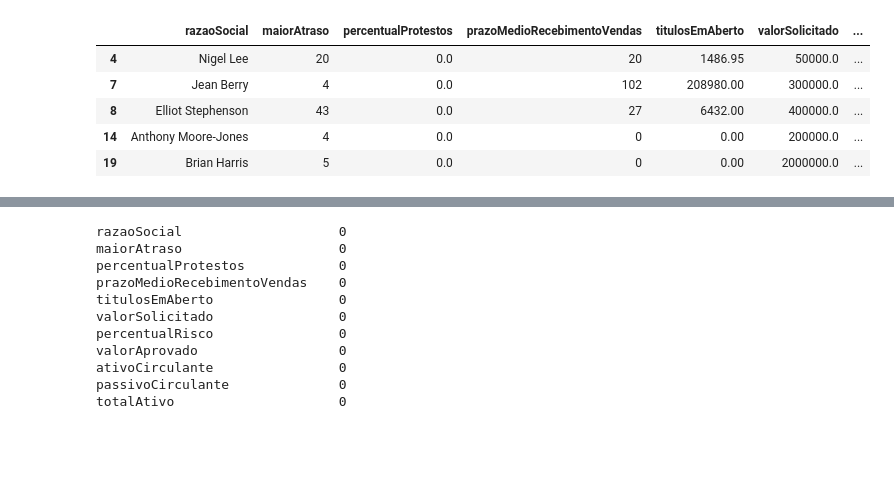
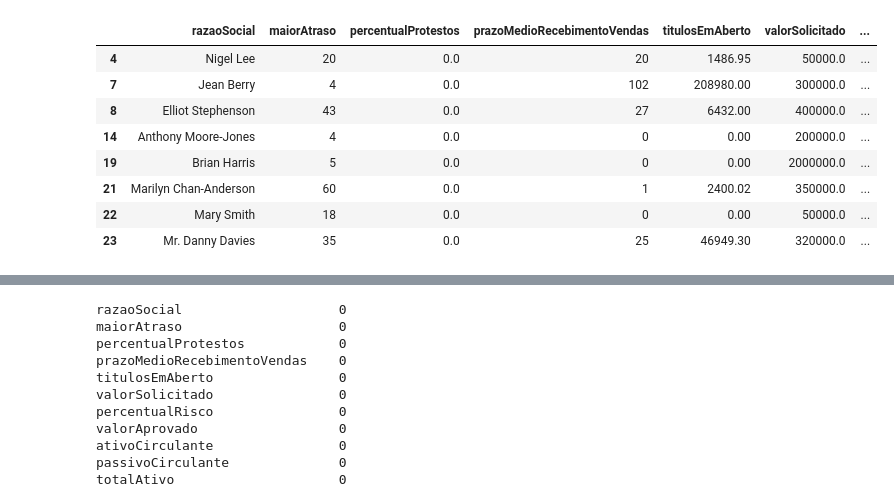
Before and after one commit to Attent1/CP2-IA, a Jupyter notebook: CP2.ipynb, the cells around one changed output, grey strips where cells are left out. Saved outputs shown, nothing was run; the diff lists cells and outputs as text; code cells hidden in the pictures; blank space fills up the shorter version.

```diff
--- a/CP2.ipynb
+++ b/CP2.ipynb
@@ -33,18 +33,22 @@ Mounted at /content/drive
 # %%
 
-url = "/content/drive/MyDrive/solicitacoescredito.csv"
+url = "solicitacoescredito.csv"
 df = pd.read_csv(url)
+#df_sub = df[["faturamentoBruto", "duplicatasAReceber", "estoque", "totalAtivo", "passivoCirculante", "ativoCirculante", "empresa_MeEppMei"]]
 df_sub = df[['razaoSocial','maiorAtraso', 'percentualProtestos', 'prazoMedioRecebimentoVendas', 'titulosEmAberto', 'valorSolicitado', 'percentualRisco', 'valorAprovado', 'ativoCirculante', 'passivoCirculante', 'totalAtivo', 'endividamento', 'duplicatasAReceber', 'faturamentoBruto', 'margemBruta', 'custos', 'restricoes', 'empresa_MeEppMei', 'scorePontualidade']]
 
 # , 'intervaloFundacao'
 # %%
 df_filtrado = df_sub.dropna()
 # %%
-df_filtrado.head()
+df_filtrado.head(8)
 # %% [output]
 |  | razaoSocial | maiorAtraso | percentualProtestos | prazoMedioRecebimentoVendas | titulosEmAberto | valorSolicitado | ... |
 | 4 | Nigel Lee | 20 | 0.0 | 20 | 1486.95 | 50000.0 | ... |
 | 7 | Jean Berry | 4 | 0.0 | 102 | 208980.00 | 300000.0 | ... |
 | 8 | Elliot Stephenson | 43 | 0.0 | 27 | 6432.00 | 400000.0 | ... |
 | 14 | Anthony Moore-Jones | 4 | 0.0 | 0 | 0.00 | 200000.0 | ... |
 | 19 | Brian Harris | 5 | 0.0 | 0 | 0.00 | 2000000.0 | ... |
+| 21 | Marilyn Chan-Anderson | 60 | 0.0 | 1 | 2400.02 | 350000.0 | ... |
+| 22 | Mary Smith | 18 | 0.0 | 0 | 0.00 | 50000.0 | ... |
+| 23 | Mr. Danny Davies | 35 | 0.0 | 25 | 46949.30 | 320000.0 | ... |
```
Also changed, not shown: parts of 11 cells of this notebook.
